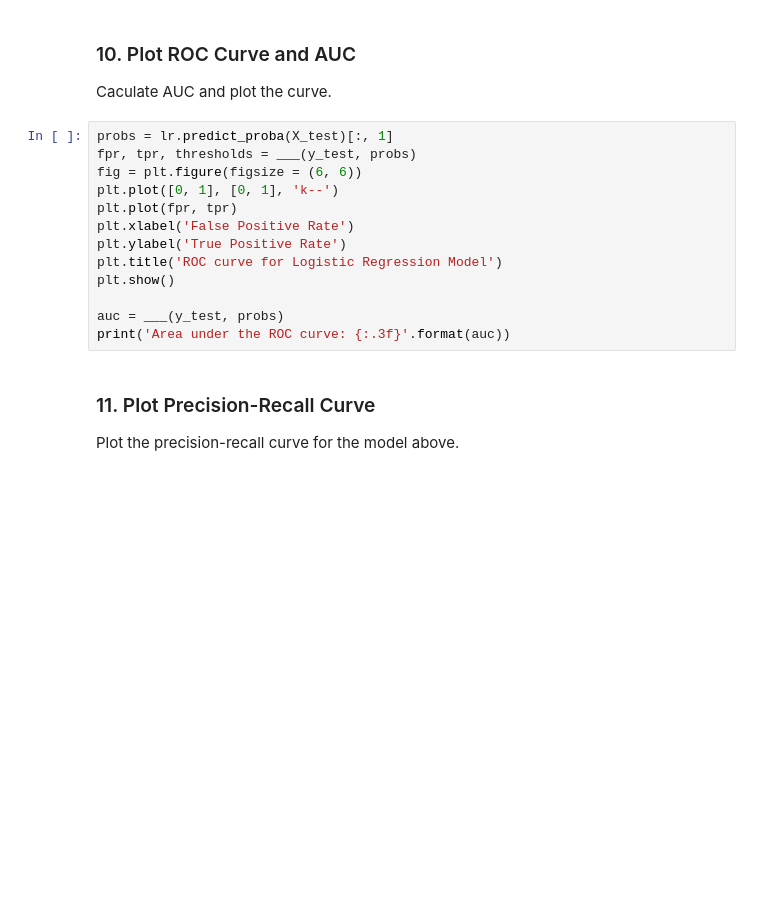
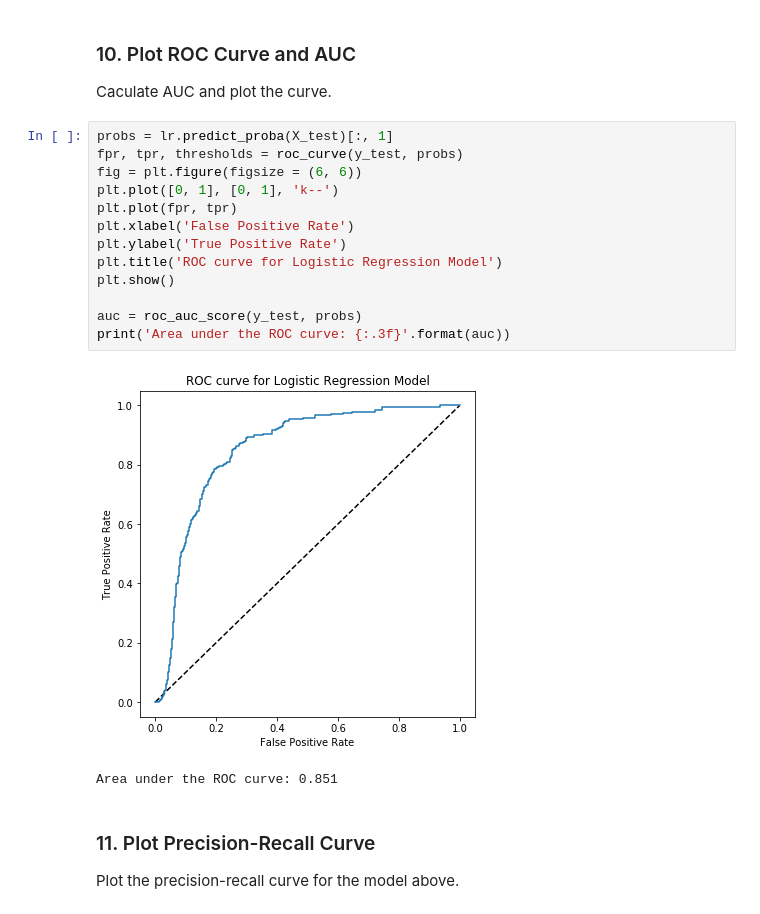
Before and after one commit to BenGriffith/data-science, a Jupyter notebook: exercises/analyzing-model-performance-assignment.ipynb, the cells around one changed output. Saved outputs shown, nothing was run; the diff lists cells and outputs as text; blank space fills up the shorter version.

```diff
--- a/exercises/analyzing-model-performance-assignment.ipynb
+++ b/exercises/analyzing-model-performance-assignment.ipynb
@@ -192,17 +228,20 @@ print(report)
  Caculate AUC and plot the curve.
 # %%
 probs = lr.predict_proba(X_test)[:, 1]
-fpr, tpr, thresholds = ___(y_test, probs)
+fpr, tpr, thresholds = roc_curve(y_test, probs)
 fig = plt.figure(figsize = (6, 6))
 plt.plot([0, 1], [0, 1], 'k--')
 plt.plot(fpr, tpr)
 plt.xlabel('False Positive Rate')
 plt.ylabel('True Positive Rate')
 plt.title('ROC curve for Logistic Regression Model')
 plt.show()
 
-auc = ___(y_test, probs)
+auc = roc_auc_score(y_test, probs)
 print('Area under the ROC curve: {:.3f}'.format(auc))
+# %% [output]
+[figure, added]
+Area under the ROC curve: 0.851
 # %% [markdown]
 ### 11. Plot Precision-Recall Curve
 Plot the precision-recall curve for the model above.
```
Also changed, not shown: parts of 15 cells of this notebook.
